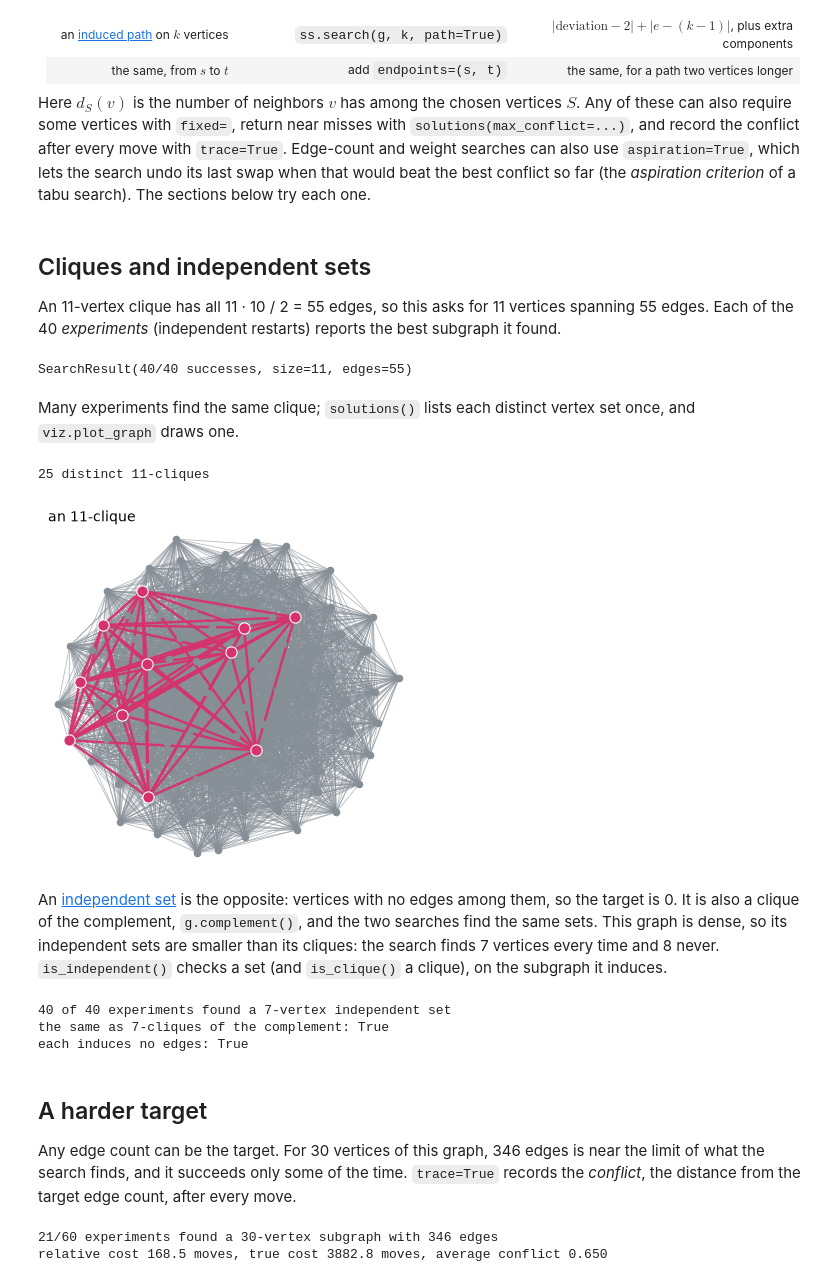
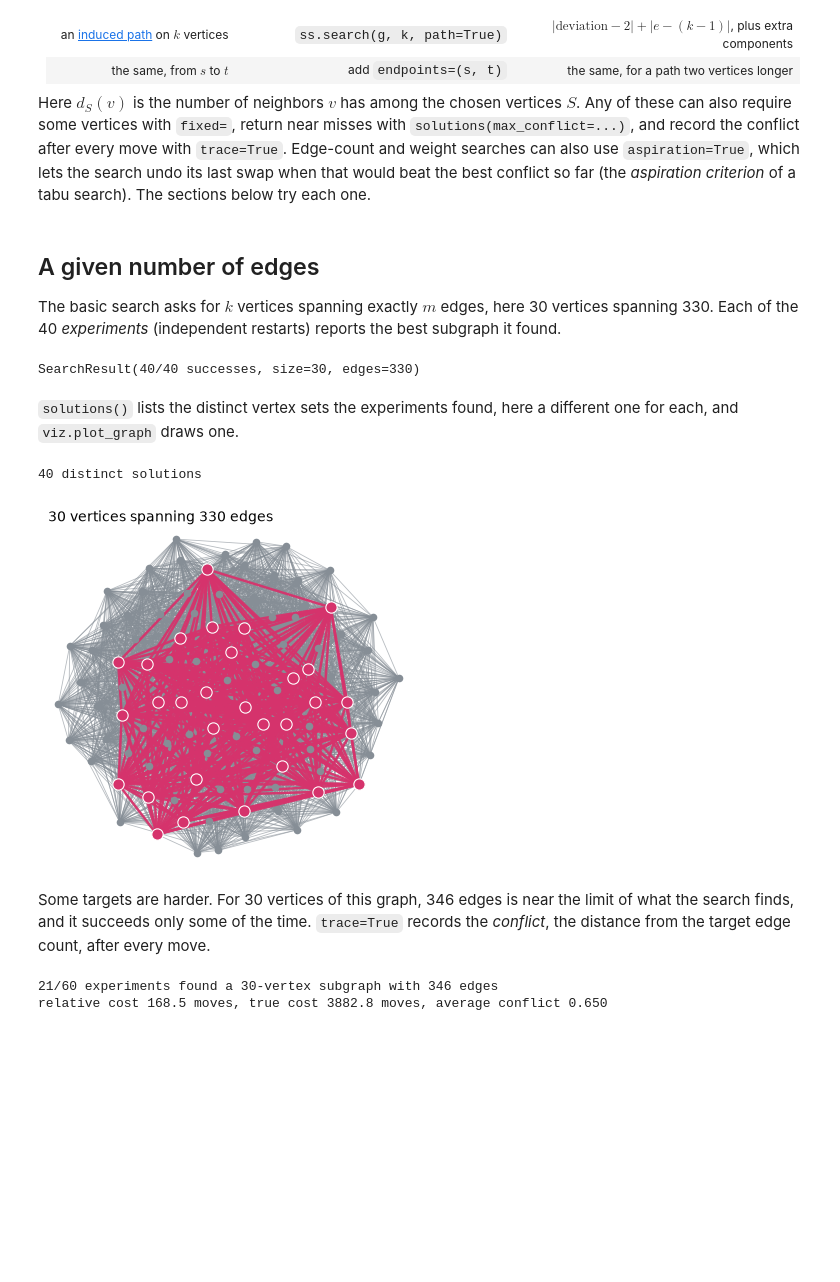
Before and after one commit to vglazer/subgraphsearch, a Jupyter notebook: examples/quickstart.ipynb, the cells around one changed output. Cells and saved outputs as stored; diff of their text form; code cells hidden in the pictures; blank space fills up the shorter version.

```diff
--- a/examples/quickstart.ipynb
+++ b/examples/quickstart.ipynb
@@ -54,44 +54,27 @@ conflict after every move with `trace=True`. Edge-count and weight searches can
 which lets the search undo its last swap when that would beat the best conflict so far (the *aspiration
 criterion* of a tabu search). The sections below try each one.
 # %% [markdown]
-## Cliques and independent sets
+## A given number of edges
 
-An 11-vertex clique has all 11 · 10 / 2 = 55 edges, so this asks for 11 vertices spanning 55 edges. Each of
-the 40 *experiments* (independent restarts) reports the best subgraph it found.
+The basic search asks for $k$ vertices spanning exactly $m$ edges, here 30 vertices spanning 330. Each of the
+40 *experiments* (independent restarts) reports the best subgraph it found.
 # %%
-cliques = ss.search(g, size=11, edges=55)
-cliques
+basic = ss.search(g, size=30, edges=330)
+basic
 # %% [output]
-SearchResult(40/40 successes, size=11, edges=55)
+SearchResult(40/40 successes, size=30, edges=330)
 # %% [markdown]
-Many experiments find the same clique; `solutions()` lists each distinct vertex set once, and
+`solutions()` lists the distinct vertex sets the experiments found, here a different one for each, and
 `viz.plot_graph` draws one.
 # %%
-print(len(cliques.solutions()), "distinct 11-cliques")
-viz.plot_graph(g, cliques.best.vertices, title="an 11-clique");
+print(len(basic.solutions()), "distinct solutions")
+viz.plot_graph(g, basic.best.vertices, title="30 vertices spanning 330 edges");
 # %% [output]
-25 distinct 11-cliques
+40 distinct solutions
-[figure, old version]
+[figure, new version]
-# %% [markdown]
-An [independent set](https://en.wikipedia.org/wiki/Independent_set_(graph_theory)) is the opposite: vertices with no edges among them,
-so the target is 0. It is also a clique of the complement, `g.complement()`, and the two searches find the
-same sets. This graph is dense, so its independent sets are smaller than its cliques: the search finds 7
-vertices every time and 8 never. `is_independent()` checks a set (and `is_clique()` a clique), on the subgraph
-it induces.
-# %%
-independent = ss.search(g, 7, 0)
-print(independent.successes, "of 40 experiments found a 7-vertex independent set")
-print("the same as 7-cliques of the complement:", independent.solutions() == ss.search(g.complement(), 7, 21).solutions())
-print("each induces no edges:", all(g.induced(vs).is_independent() for vs in independent.solutions()))
-# %% [output]
-40 of 40 experiments found a 7-vertex independent set
-the same as 7-cliques of the complement: True
-each induces no edges: True
 # %% [markdown]
-## A harder target
-
-Any edge count can be the target. For 30 vertices of this graph, 346 edges is near the limit of what the
-search finds, and it succeeds only some of the time. `trace=True` records the *conflict*, the distance from
+Some targets are harder. For 30 vertices of this graph, 346 edges is near the limit of what the search finds,
+and it succeeds only some of the time. `trace=True` records the *conflict*, the distance from
 the target edge count, after every move.
 # %%
 r = ss.search(g, size=30, edges=346, experiments=60, max_moves=2000, div_freq=300, div_dur=8, seed=5, trace=True)
```
Also changed, not shown: parts of 40 cells of this notebook, 2 other files.
